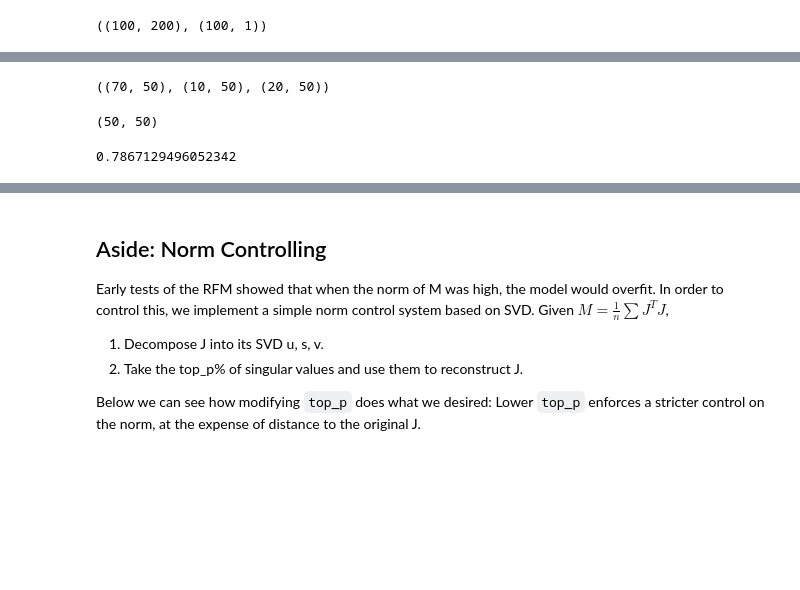
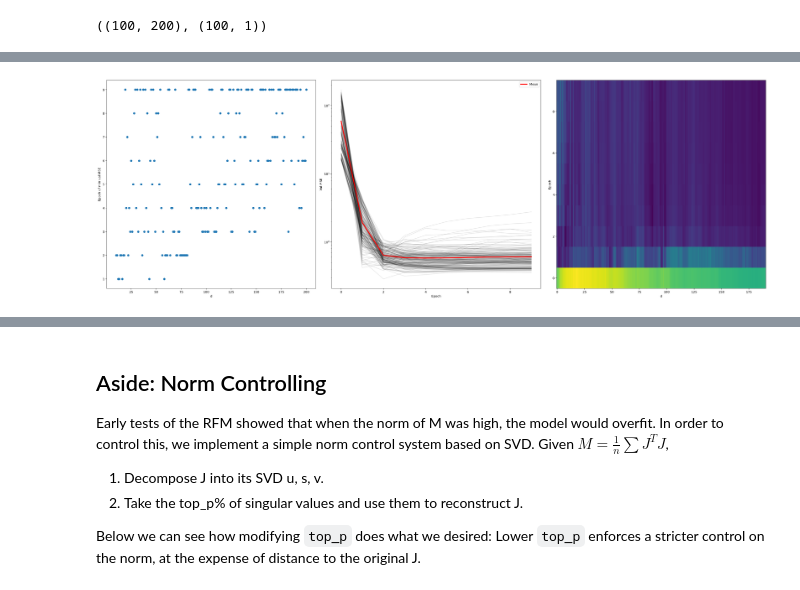
Before and after one commit to agupta01/ml-theory-capstone, a Jupyter notebook: notebooks/scaling.ipynb, the cells around one changed output, grey strips where cells are left out. Saved outputs shown, nothing was run; the diff lists cells and outputs as text; code cells hidden in the pictures; blank space fills up the shorter version.

Commit message:
chore: plots and cleanup

```diff
--- a/notebooks/scaling.ipynb
+++ b/notebooks/scaling.ipynb
@@ -78,4 +72,0 @@ ValueError: operands could not be broadcast together with shapes (70,70) (100,10
-# %%
-X_train.shape, X_val.shape, X_test.shape
-# %% [output]
-((70, 50), (10, 50), (20, 50))
@@ -86,8 +73,27 @@ model.fit(X_train, y_train, X_val, y_val, norm_control=True)
-# %%
-model.M.shape
-# %% [output]
-(50, 50)
-# %%
-model.score(X_test, y_test)
-# %% [output]
-0.7867129496052342
+# %%
+d_range = np.arange(10, 201)
+# %%
+fix, ax = plt.subplots(ncols=3, figsize=(30, 10))
+mse_hist = np.array(mse_hist)
+
+ax[0].scatter(d_range, mse_hist.argmin(axis=1))
+ax[0].set_xlabel("d")
+ax[0].set_ylabel("Epoch of min val MSE")
+
+# on ax[1], plot each row of mse_hist
+for i in range(mse_hist.shape[0]):
+    ax[1].plot(mse_hist[i, :], alpha=0.1, color="black")
+
+ax[1].plot(mse_hist.mean(axis=0), color="red", label="Mean", linewidth=3)
+ax[1].set_yscale("log")
+ax[1].set_xlabel("Epoch")
+ax[1].set_ylabel("Val MSE")
+ax[1].legend()
+
+ax[2].imshow(np.log(mse_hist.T), aspect="auto", origin="lower")
+ax[2].set_xlabel("d")
+ax[2].set_ylabel("Epoch")
+
+plt.tight_layout()
+# %% [output]
+[figure, added]
```
Also changed, not shown: parts of 3 cells of this notebook, 1 other file.
